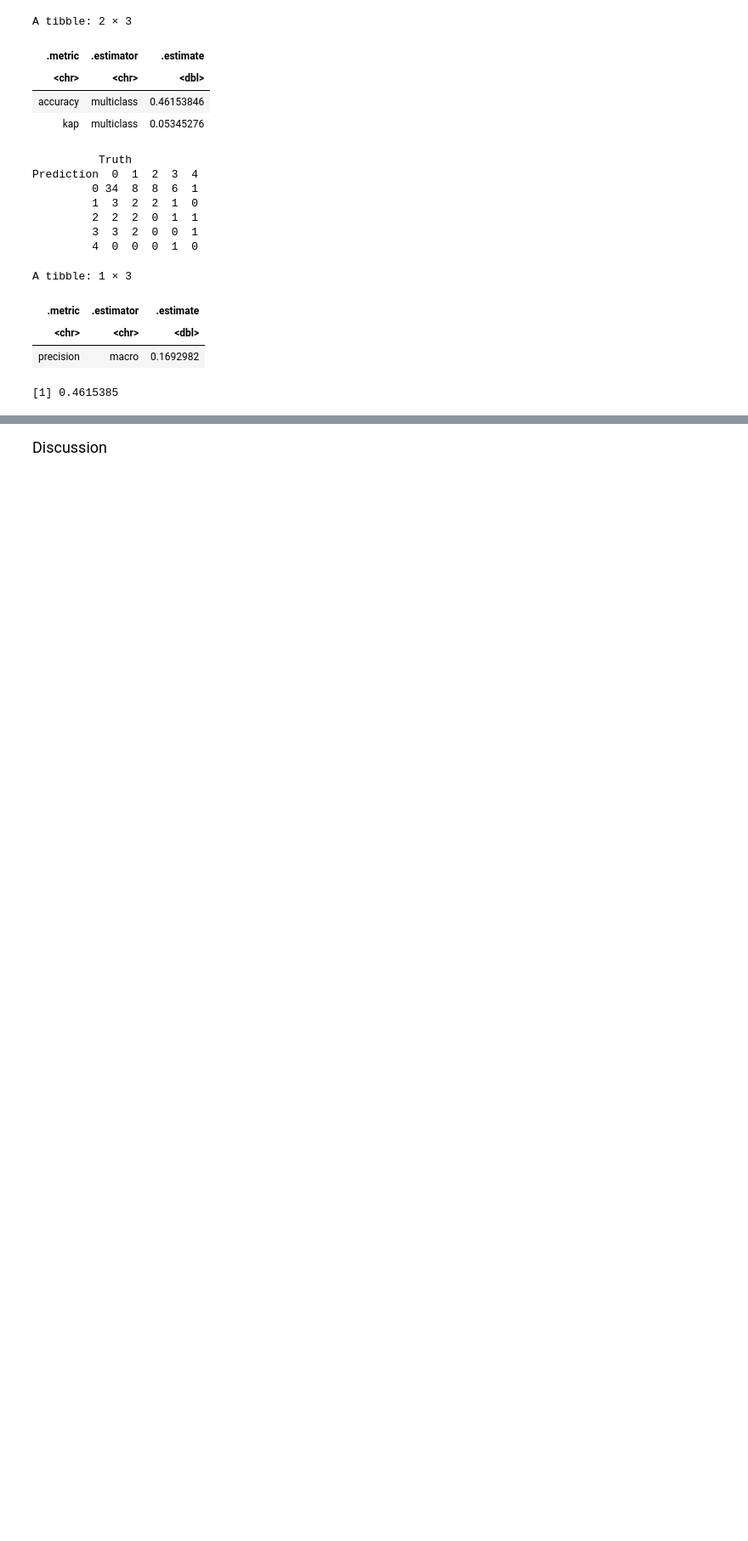
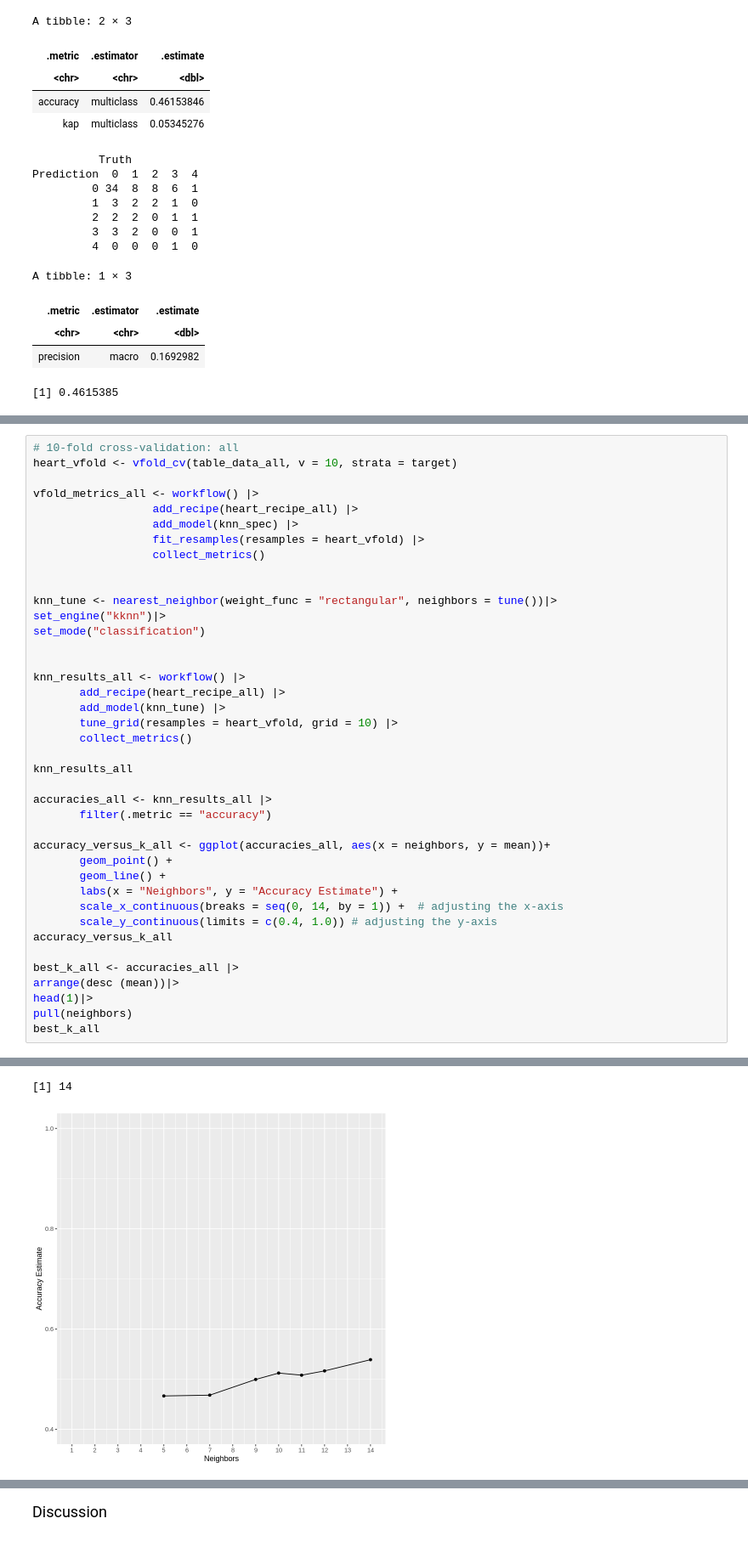
Before and after one commit to Kuiyun24z/DSCI-100-Project-, a Jupyter notebook: Final Project.ipynb, the cells around one changed output, grey strips where cells are left out. Shown at 85% size. Drawn from its saved outputs; the diff is of its cells as text; blank space fills up the shorter version.

```diff
--- a/Final Project.ipynb
+++ b/Final Project.ipynb
@@ -495,0 +605,41 @@ k = 14
+# %%
+# 10-fold cross-validation: all
+heart_vfold <- vfold_cv(table_data_all, v = 10, strata = target)
+
+vfold_metrics_all <- workflow() |>
+                  add_recipe(heart_recipe_all) |>
+                  add_model(knn_spec) |>
+                  fit_resamples(resamples = heart_vfold) |>
+                  collect_metrics()
+
+
+knn_tune <- nearest_neighbor(weight_func = "rectangular", neighbors = tune())|>
+set_engine("kknn")|>
+set_mode("classification")
+
+
+knn_results_all <- workflow() |>
+       add_recipe(heart_recipe_all) |>
+       add_model(knn_tune) |>
+       tune_grid(resamples = heart_vfold, grid = 10) |>
+       collect_metrics()
+
+knn_results_all
+
+accuracies_all <- knn_results_all |>
+       filter(.metric == "accuracy")
+
+accuracy_versus_k_all <- ggplot(accuracies_all, aes(x = neighbors, y = mean))+
+       geom_point() +
+       geom_line() +
+       labs(x = "Neighbors", y = "Accuracy Estimate") +
+       scale_x_continuous(breaks = seq(0, 14, by = 1)) +  # adjusting the x-axis
+       scale_y_continuous(limits = c(0.4, 1.0)) # adjusting the y-axis
+accuracy_versus_k_all
+
+best_k_all <- accuracies_all |>
+arrange(desc (mean))|>
+head(1)|>
+pull(neighbors)
+best_k_all
+# %% [output]
@@ -495,0 +680,2 @@ k = 14
+[1] 14
+[figure, added]
```
Also changed, not shown: parts of 28 cells of this notebook.
